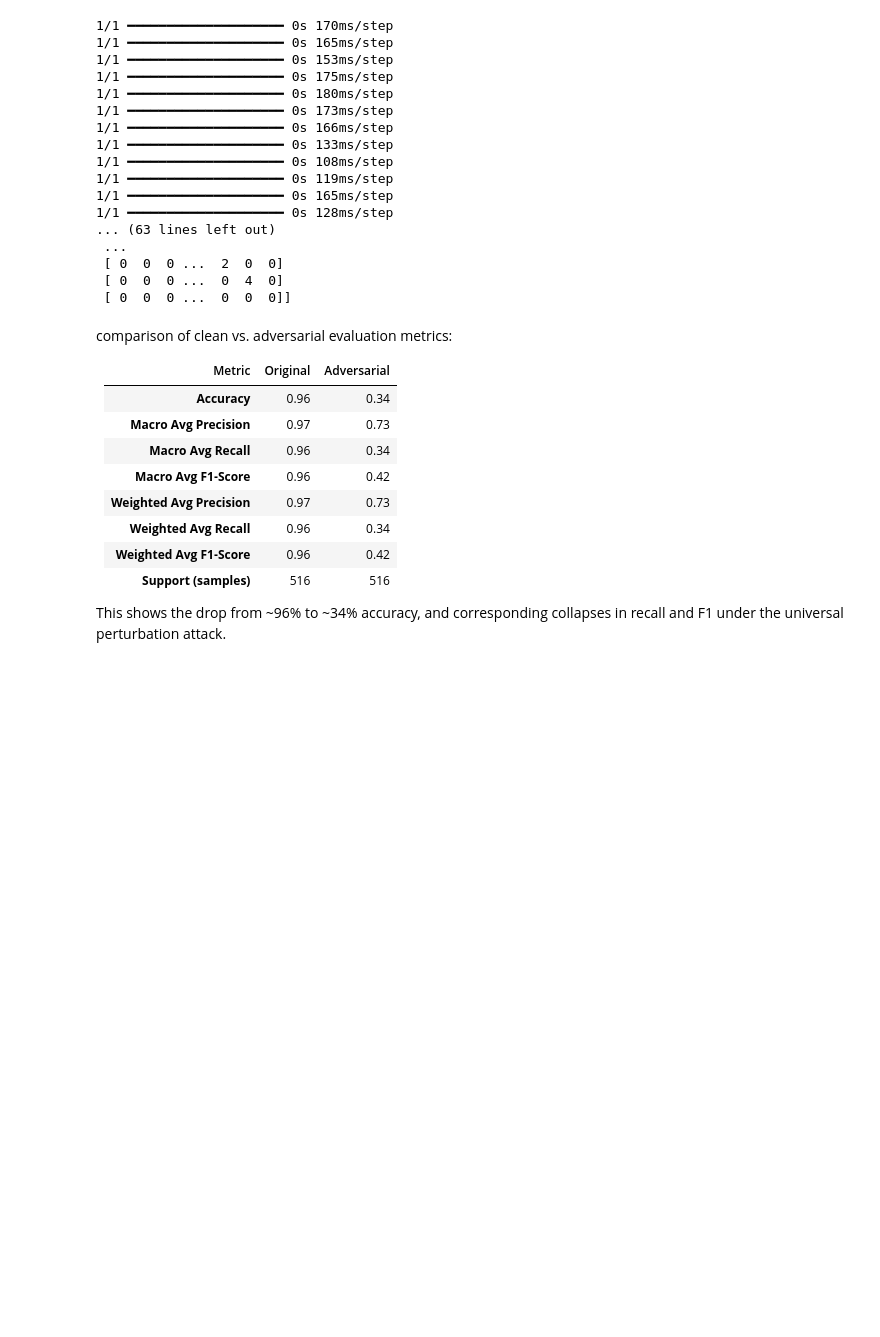
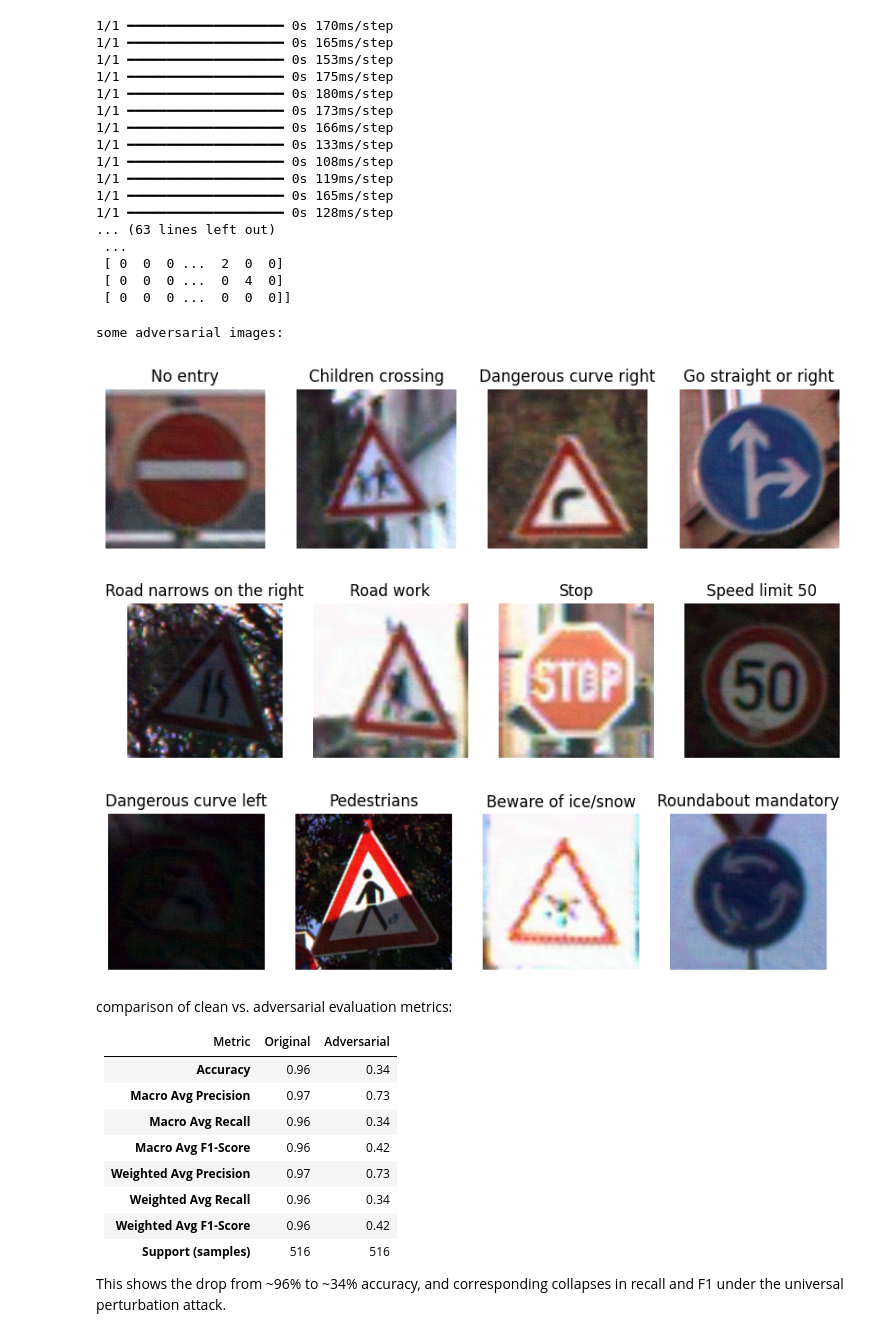
Before and after one commit to Adversarial-Attacks-on-Deeplearning/EfficientNet, a Jupyter notebook: uap.ipynb, the cells around one changed output. Drawn from its saved outputs; the diff is of its cells as text; code cells hidden in the pictures; blank space fills up the shorter version.

Commit message:
show adversarial examples in uap attack

```diff
--- a/uap.ipynb
+++ b/uap.ipynb
@@ -379,6 +379,36 @@ print(confusion_matrix(y_true, y_pred))
  [ 0  0  0 ...  2  0  0]
  [ 0  0  0 ...  0  4  0]
  [ 0  0  0 ...  0  0  0]]
+# %%
+import matplotlib.pyplot as plt
+
+def display_adv_images(dataset, class_mapping, num_images=4):
+    plt.figure(figsize=(10, 10))
+    count = 0
+
+    for batch_images, batch_labels in dataset:
+        for img, label in zip(batch_images.numpy(), batch_labels.numpy()):
+            if count >= num_images:
+                break
+            plt.subplot(1, num_images, count + 1)
+            plt.imshow(img.astype('uint8'))
+            plt.title(class_mapping[label] if isinstance(class_mapping, dict) else class_mapping[label])
+            plt.axis('off')
+            count += 1
+        if count >= num_images:
+            break
+    plt.show()
+
+# Call this with your adv_dataset and class_mapping:
+print("some adversarial images:")
+display_adv_images(adv_dataset, GTSRB_CLASSES, num_images=4)
+display_adv_images(adv_dataset, GTSRB_CLASSES, num_images=4)
+display_adv_images(adv_dataset, GTSRB_CLASSES, num_images=4)
+# %% [output]
+some adversarial images:
+[figure, added]
+[figure, added]
+[figure, added]
 # %% [markdown]
 comparison of clean vs. adversarial evaluation metrics:
 
```
